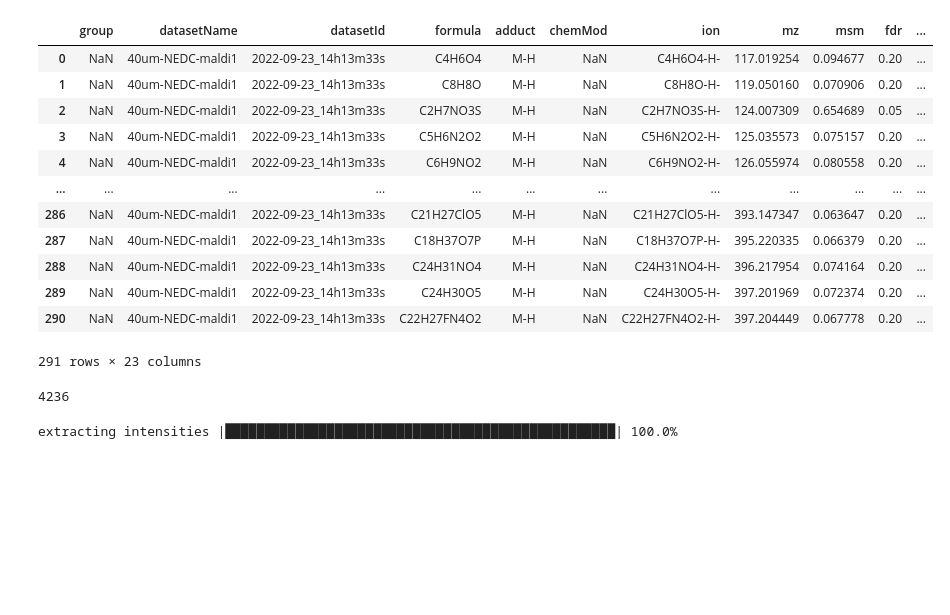
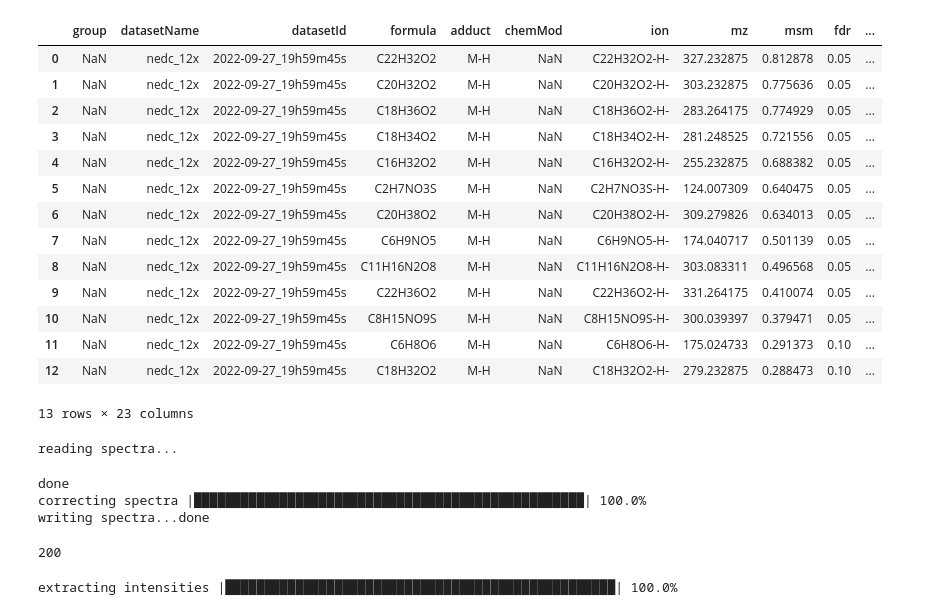
Before and after one commit to e-stan/imaging, a Jupyter notebook: notebooks/maldi_data_exploration.ipynb, the cells around one changed output. Drawn from its saved outputs; the diff is of its cells as text; code cells hidden in the pictures; blank space fills up the shorter version.

```diff
--- a/notebooks/maldi_data_exploration.ipynb
+++ b/notebooks/maldi_data_exploration.ipynb
@@ -11,32 +14,26 @@ from sklearn.cluster import KMeans
 # %%
-datadir = "X:/Kevin/Bruker/MALDI/imzML/"
+#datadir = "X:/Kevin/Bruker/MALDI/imzML/092622_Brain_C12_100um/"
+datadir = "X:/Kevin/Bruker/MALDI/imzML/092622_Brain_C12_50um/"
+#datadir = "X:/Kevin/Bruker/MALDI/imzML/"
 # %%
-fn = "brain_c12_nedc_neg_40um.imzML"
+#fn = "brain_c12_nedc_neg_40um.imzML"
+fn = "nedc_12x.imzML"
 # %%
-peaklist = pd.read_csv(datadir + "metaspace_annotations_NEDC_12C_40um.csv",header=2)
+peaklist = pd.read_csv(datadir + "metaspace_annotations_" + fn.replace(".imzML",".csv"),header=2)
 peaklist
 # %% [output]
 |  | group | datasetName | datasetId | formula | adduct | chemMod | ion | mz | msm | fdr | ... |
-| 0 | NaN | 40um-NEDC-maldi1 | 2022-09-23_14h13m33s | C4H6O4 | M-H | NaN | C4H6O4-H- | 117.019254 | 0.094677 | 0.20 | ... |
-| 1 | NaN | 40um-NEDC-maldi1 | 2022-09-23_14h13m33s | C8H8O | M-H | NaN | C8H8O-H- | 119.050160 | 0.070906 | 0.20 | ... |
-| 2 | NaN | 40um-NEDC-maldi1 | 2022-09-23_14h13m33s | C2H7NO3S | M-H | NaN | C2H7NO3S-H- | 124.007309 | 0.654689 | 0.05 | ... |
-| 3 | NaN | 40um-NEDC-maldi1 | 2022-09-23_14h13m33s | C5H6N2O2 | M-H | NaN | C5H6N2O2-H- | 125.035573 | 0.075157 | 0.20 | ... |
-| 4 | NaN | 40um-NEDC-maldi1 | 2022-09-23_14h13m33s | C6H9NO2 | M-H | NaN | C6H9NO2-H- | 126.055974 | 0.080558 | 0.20 | ... |
-| ... | ... | ... | ... | ... | ... | ... | ... | ... | ... | ... | ... |
-| 286 | NaN | 40um-NEDC-maldi1 | 2022-09-23_14h13m33s | C21H27ClO5 | M-H | NaN | C21H27ClO5-H- | 393.147347 | 0.063647 | 0.20 | ... |
-| 287 | NaN | 40um-NEDC-maldi1 | 2022-09-23_14h13m33s | C18H37O7P | M-H | NaN | C18H37O7P-H- | 395.220335 | 0.066379 | 0.20 | ... |
-| 288 | NaN | 40um-NEDC-maldi1 | 2022-09-23_14h13m33s | C24H31NO4 | M-H | NaN | C24H31NO4-H- | 396.217954 | 0.074164 | 0.20 | ... |
-| 289 | NaN | 40um-NEDC-maldi1 | 2022-09-23_14h13m33s | C24H30O5 | M-H | NaN | C24H30O5-H- | 397.201969 | 0.072374 | 0.20 | ... |
-| 290 | NaN | 40um-NEDC-maldi1 | 2022-09-23_14h13m33s | C22H27FN4O2 | M-H | NaN | C22H27FN4O2-H- | 397.204449 | 0.067778 | 0.20 | ... |
+| 0 | NaN | nedc_12x | 2022-09-27_19h59m45s | C22H32O2 | M-H | NaN | C22H32O2-H- | 327.232875 | 0.812878 | 0.05 | ... |
+| 1 | NaN | nedc_12x | 2022-09-27_19h59m45s | C20H32O2 | M-H | NaN | C20H32O2-H- | 303.232875 | 0.775636 | 0.05 | ... |
+| 2 | NaN | nedc_12x | 2022-09-27_19h59m45s | C18H36O2 | M-H | NaN | C18H36O2-H- | 283.264175 | 0.774929 | 0.05 | ... |
+| 3 | NaN | nedc_12x | 2022-09-27_19h59m45s | C18H34O2 | M-H | NaN | C18H34O2-H- | 281.248525 | 0.721556 | 0.05 | ... |
+| 4 | NaN | nedc_12x | 2022-09-27_19h59m45s | C16H32O2 | M-H | NaN | C16H32O2-H- | 255.232875 | 0.688382 | 0.05 | ... |
+| 5 | NaN | nedc_12x | 2022-09-27_19h59m45s | C2H7NO3S | M-H | NaN | C2H7NO3S-H- | 124.007309 | 0.640475 | 0.05 | ... |
+| 6 | NaN | nedc_12x | 2022-09-27_19h59m45s | C20H38O2 | M-H | NaN | C20H38O2-H- | 309.279826 | 0.634013 | 0.05 | ... |
+| 7 | NaN | nedc_12x | 2022-09-27_19h59m45s | C6H9NO5 | M-H | NaN | C6H9NO5-H- | 174.040717 | 0.501139 | 0.05 | ... |
+| 8 | NaN | nedc_12x | 2022-09-27_19h59m45s | C11H16N2O8 | M-H | NaN | C11H16N2O8-H- | 303.083311 | 0.496568 | 0.05 | ... |
+| 9 | NaN | nedc_12x | 2022-09-27_19h59m45s | C22H36O2 | M-H | NaN | C22H36O2-H- | 331.264175 | 0.410074 | 0.05 | ... |
+| 10 | NaN | nedc_12x | 2022-09-27_19h59m45s | C8H15NO9S | M-H | NaN | C8H15NO9S-H- | 300.039397 | 0.379471 | 0.05 | ... |
+| 11 | NaN | nedc_12x | 2022-09-27_19h59m45s | C6H8O6 | M-H | NaN | C6H8O6-H- | 175.024733 | 0.291373 | 0.10 | ... |
+| 12 | NaN | nedc_12x | 2022-09-27_19h59m45s | C18H32O2 | M-H | NaN | C18H32O2-H- | 279.232875 | 0.288473 | 0.10 | ... |
-291 rows × 23 columns
+13 rows × 23 columns
-# %%
-mzs = []
-keys = []
-for index,row in peaklist.iterrows():
-    _,_,nC = SIMSIToolBox.getMzsOfIsotopologues(row["formula"],"C")
-    for x in range(nC+1):
-        mzs.append(row["mz"] + 1.00336 * x)
-        keys.append((index,x))
-print(len(mzs))
-# %% [output]
-4236
@@ -50,6 +50,28 @@ dm_method = "PCA" #method for dimensionality reduction ("PCA" or "TSNE") PCA has
 seg_method = "K_means" #thresholding method ("TIC_auto", "K_means", "TIC_manual")
 num_components = 2 #number of compoents to use with PCA or TSNE
 filt = "GB" #filtering method (GB = gaussian blur, MA = moving average)
+# %%
+if __name__ == "__main__":
+    tolerance = 0.05
+    step = 0.001
+    dalim = 0.01
+    SIMSIToolBox.recalibration.write_corrected_msi(datadir + fn,datadir + fn.replace(".imzML","_recal.imzML"),tolerance,mzsCorr,step,dalim,numCores=num_cores)
+# %% [output]
+reading spectra...
+done
+correcting spectra |██████████████████████████████████████████████████| 100.0%
+writing spectra...done
+# %%
+mzs = []
+keys = []
+for index,row in peaklist.iterrows():
+    _,_,nC = SIMSIToolBox.getMzsOfIsotopologues(row["formula"],"C")
+    for x in range(nC+1):
+        mzs.append(row["mz"] + 1.00336 * x)
+        keys.append((index,x))
+print(len(mzs))
+# %% [output]
+200
 # %%
 msi = SIMSIToolBox.MSIData(mzs,ppm=ppmThresh,numCores = num_cores,intensityCutoff=intensityCutoff)
 # %%
```
Also changed, not shown: parts of 12 cells of this notebook, 2 other files.
